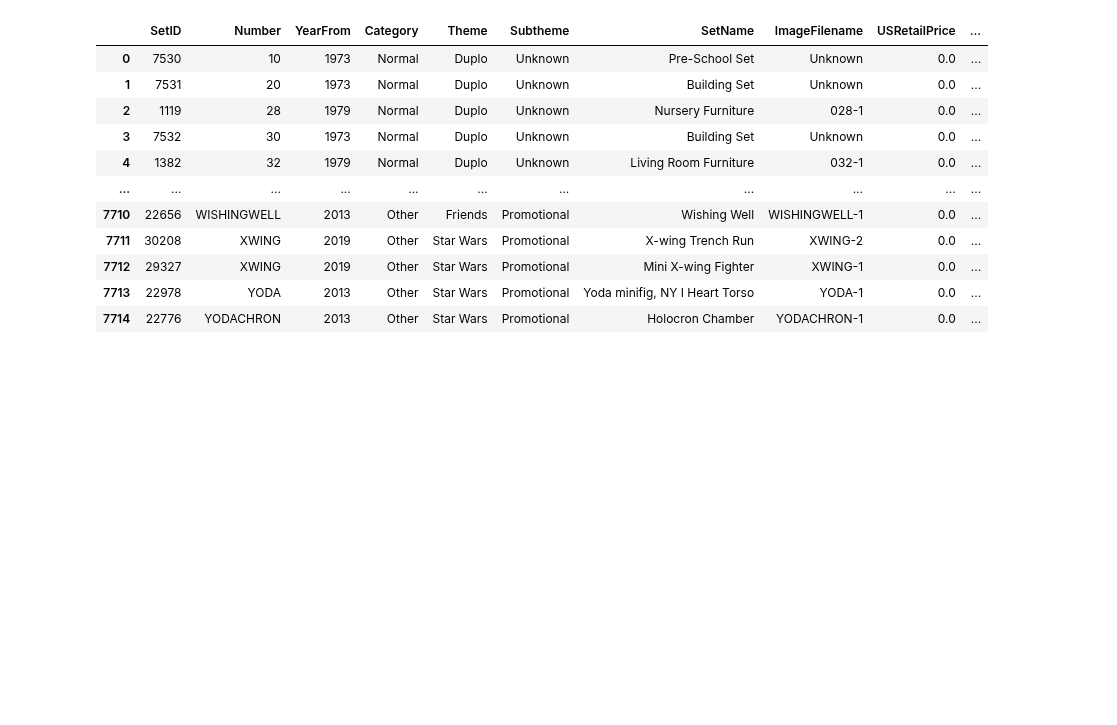
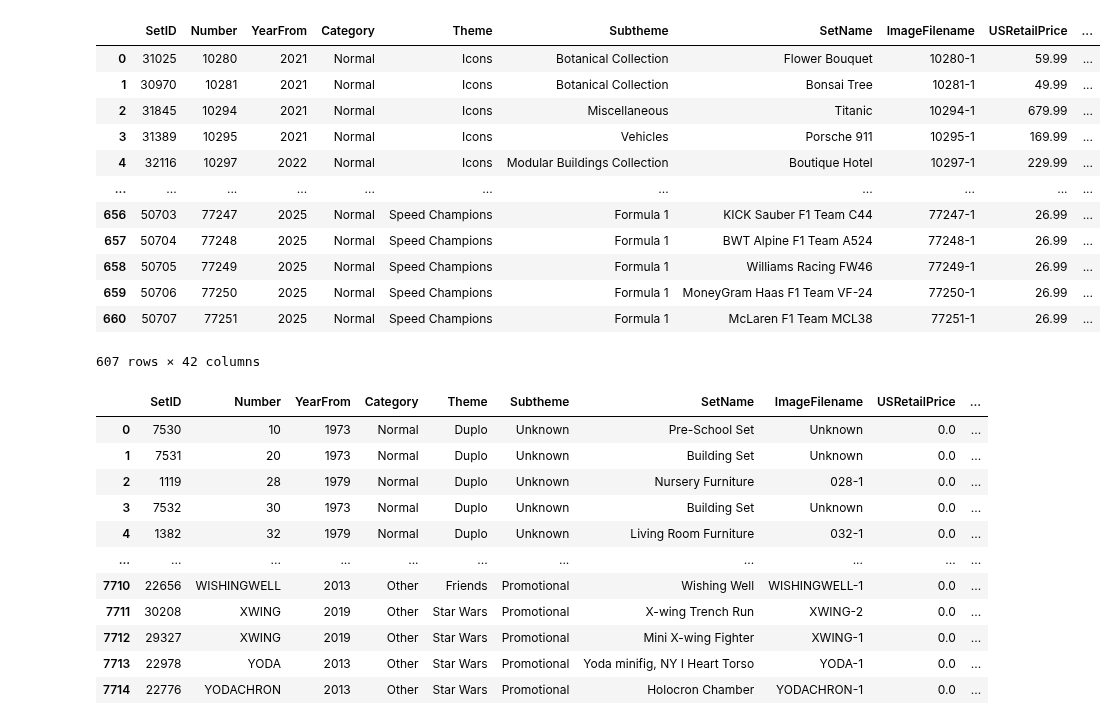
Before and after one commit to luismrtnzgl/ironbrick, a Jupyter notebook: 03_EDA/03_ML.ipynb, the cells around one changed output. Cells and saved outputs as stored; diff of their text form; code cells hidden in the pictures; blank space fills up the shorter version.

```diff
--- a/03_EDA/03_ML.ipynb
+++ b/03_EDA/03_ML.ipynb
@@ -3,6 +3,22 @@ import pandas as pd
 # %%
 df_lego_retirados = pd.read_csv('../01_Data_Cleaning/df_lego_final_retirados.csv')
 df_lego_venta = pd.read_csv('../01_Data_Cleaning/df_lego_final_venta.csv')
+# %%
+df_lego_venta
+# %% [output]
+|  | SetID | Number | YearFrom | Category | Theme | Subtheme | SetName | ImageFilename | USRetailPrice | ... |
+| 0 | 31025 | 10280 | 2021 | Normal | Icons | Botanical Collection | Flower Bouquet | 10280-1 | 59.99 | ... |
+| 1 | 30970 | 10281 | 2021 | Normal | Icons | Botanical Collection | Bonsai Tree | 10281-1 | 49.99 | ... |
+| 2 | 31845 | 10294 | 2021 | Normal | Icons | Miscellaneous | Titanic | 10294-1 | 679.99 | ... |
+| 3 | 31389 | 10295 | 2021 | Normal | Icons | Vehicles | Porsche 911 | 10295-1 | 169.99 | ... |
+| 4 | 32116 | 10297 | 2022 | Normal | Icons | Modular Buildings Collection | Boutique Hotel | 10297-1 | 229.99 | ... |
+| ... | ... | ... | ... | ... | ... | ... | ... | ... | ... | ... |
+| 656 | 50703 | 77247 | 2025 | Normal | Speed Champions | Formula 1 | KICK Sauber F1 Team C44 | 77247-1 | 26.99 | ... |
+| 657 | 50704 | 77248 | 2025 | Normal | Speed Champions | Formula 1 | BWT Alpine F1 Team A524 | 77248-1 | 26.99 | ... |
+| 658 | 50705 | 77249 | 2025 | Normal | Speed Champions | Formula 1 | Williams Racing FW46 | 77249-1 | 26.99 | ... |
+| 659 | 50706 | 77250 | 2025 | Normal | Speed Champions | Formula 1 | MoneyGram Haas F1 Team VF-24 | 77250-1 | 26.99 | ... |
+| 660 | 50707 | 77251 | 2025 | Normal | Speed Champions | Formula 1 | McLaren F1 Team MCL38 | 77251-1 | 26.99 | ... |
+607 rows × 42 columns
 # %%
 df_lego_retirados
 # %% [output]
```
Also changed, not shown: parts of 2 cells of this notebook, 11 other files.
